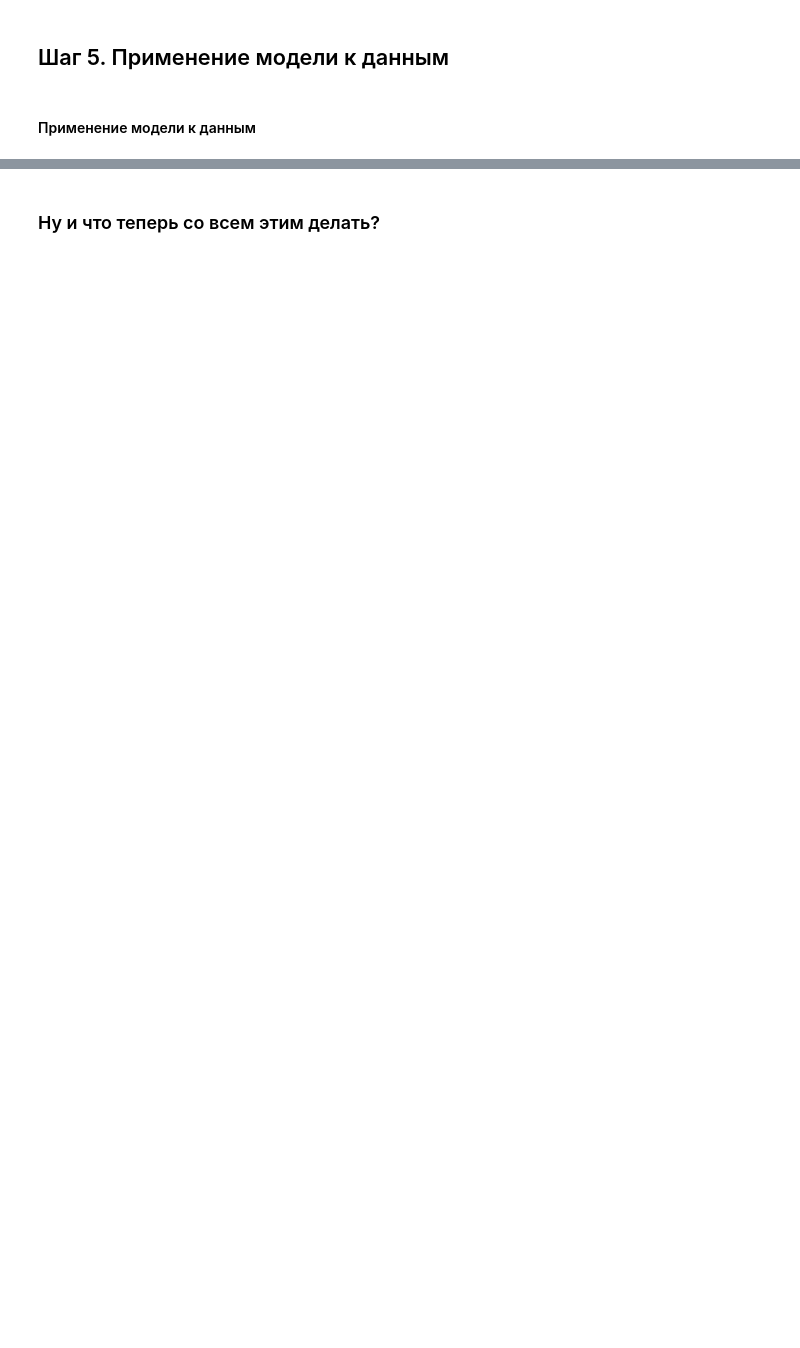
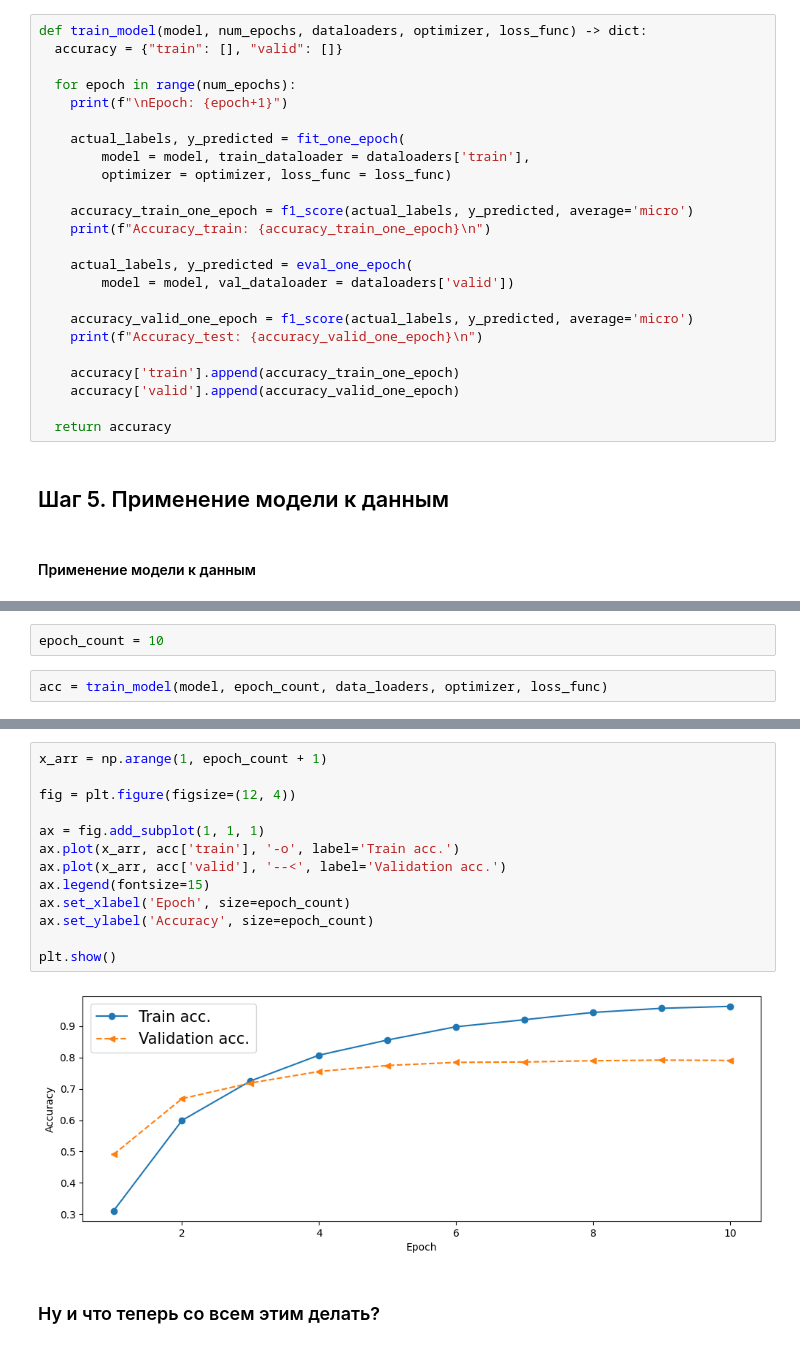
Before and after one commit to vladimir-golovchenko/part_1_ml_cv, a Jupyter notebook: week_07_cnn_and_fine_tuning/Homework/hw_5_simpsons_classification.ipynb, the cells around one changed output, grey strips where cells are left out. Cells and saved outputs as stored; diff of their text form; blank space fills up the shorter version.

```diff
--- a/week_07_cnn_and_fine_tuning/Homework/hw_5_simpsons_classification.ipynb
+++ b/week_07_cnn_and_fine_tuning/Homework/hw_5_simpsons_classification.ipynb
@@ -611,3 +574,27 @@ def eval_one_epoch(model, val_dataloader) -> tuple[list, list]:
+# %%
+def train_model(model, num_epochs, dataloaders, optimizer, loss_func) -> dict:
+  accuracy = {"train": [], "valid": []}
+
+  for epoch in range(num_epochs):
+    print(f"\nEpoch: {epoch+1}")
+
+    actual_labels, y_predicted = fit_one_epoch(
+        model = model, train_dataloader = dataloaders['train'],
+        optimizer = optimizer, loss_func = loss_func)
+
+    accuracy_train_one_epoch = f1_score(actual_labels, y_predicted, average='micro')
+    print(f"Accuracy_train: {accuracy_train_one_epoch}\n")
+
+    actual_labels, y_predicted = eval_one_epoch(
+        model = model, val_dataloader = dataloaders['valid'])
+
+    accuracy_valid_one_epoch = f1_score(actual_labels, y_predicted, average='micro')
+    print(f"Accuracy_test: {accuracy_valid_one_epoch}\n")
+
+    accuracy['train'].append(accuracy_train_one_epoch)
+    accuracy['valid'].append(accuracy_valid_one_epoch)
+
+  return accuracy
 # %% [markdown]
 ## Шаг 5. Применение модели к данным
 # %% [markdown]
@@ -622,0 +602,4 @@ def eval_one_epoch(model, val_dataloader) -> tuple[list, list]:
+# %%
+epoch_count = 10
+# %%
+acc = train_model(model, epoch_count, data_loaders, optimizer, loss_func)
@@ -623,3 +635,18 @@ def eval_one_epoch(model, val_dataloader) -> tuple[list, list]:
+# %%
+x_arr = np.arange(1, epoch_count + 1)
+
+fig = plt.figure(figsize=(12, 4))
+
+ax = fig.add_subplot(1, 1, 1)
+ax.plot(x_arr, acc['train'], '-o', label='Train acc.')
+ax.plot(x_arr, acc['valid'], '--<', label='Validation acc.')
+ax.legend(fontsize=15)
+ax.set_xlabel('Epoch', size=epoch_count)
+ax.set_ylabel('Accuracy', size=epoch_count)
+
+plt.show()
+# %% [output]
+[figure, added]
 # %% [markdown]
 ### Ну и что теперь со всем этим делать?
 # %% [markdown]
```
Also changed, not shown: parts of 19 cells of this notebook.
